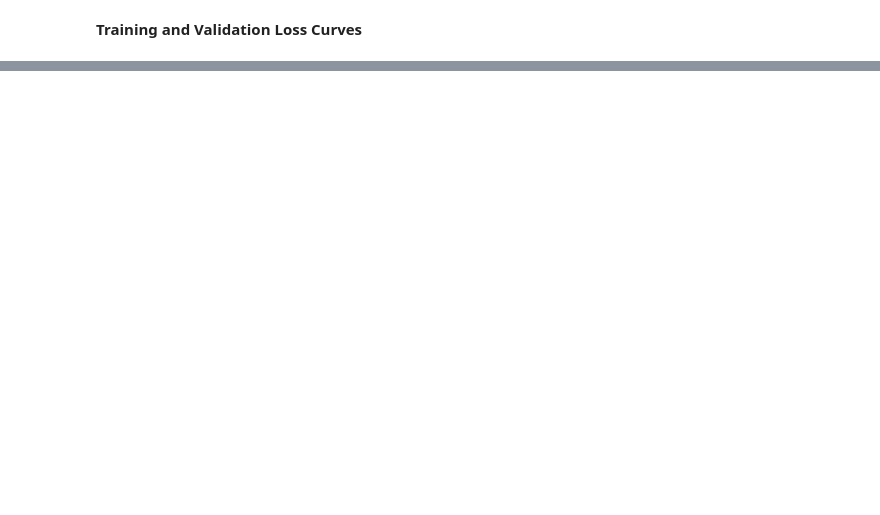
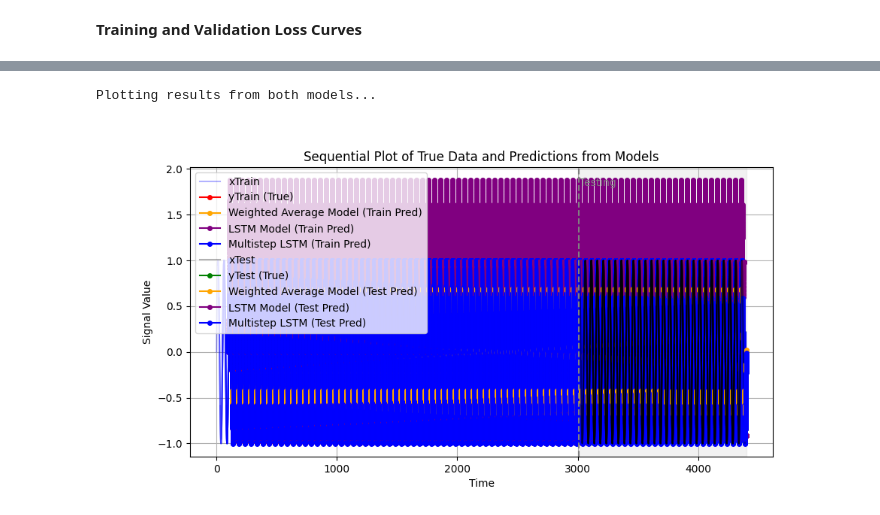
Before and after one commit to ArnavTapadia/emili_TimeSeriesPredictor, a Jupyter notebook: time_series_predictor/Models/Model_Comparison.ipynb, the cells around one changed output, grey strips where cells are left out. Cells and saved outputs as stored; diff of their text form; code cells hidden in the pictures; blank space fills up the shorter version.

Commit message:
tried very small stride and 0.01 Hz sine - interesting

```diff
--- a/time_series_predictor/Models/Model_Comparison.ipynb
+++ b/time_series_predictor/Models/Model_Comparison.ipynb
@@ -42,7 +42,7 @@ Increase the sine_frequency
 
 Alternatively, you can increase lookback
 '''
-sine_frequency = 0.04 #maximum frequency present is sine function
+sine_frequency = 0.02 #maximum frequency present is sine function
 
 #sampling parameters
 sampling_frequency = 10
@@ -52,7 +52,7 @@ assert sampling_frequency > 2*sine_frequency
 #ML trainign data parameters
 lookback = 1000
 forecast = 100
-stride = lookback + forecast #so no overlap
+stride = forecast #lookback + forecast #so no overlap
 
 nSamples = 40
 noise_lvl = 0
@@ -687,33 +719,36 @@ plt.show()
 # %%
 # Predict on training and test sets for both models
 model_train_preds_weighted = recursive_predict(model=weighted_average_model, input_data=xTr, nRecursive_predictions=forecast)
 model_test_preds_weighted = recursive_predict(model=weighted_average_model, input_data=xTe, nRecursive_predictions=forecast)
 
 model_train_preds_lstm = recursive_predict(model=lstm_model, input_data=xTr, nRecursive_predictions=forecast)
 model_test_preds_lstm = recursive_predict(model=lstm_model, input_data=xTe, nRecursive_predictions=forecast)
 
-model_train_preds_lstm_recursive = recursive_predict(model=lstm_model_recursive_train, input_data=xTr, nRecursive_predictions=1)
-model_test_preds_lstm_recursive = recursive_predict(model=lstm_model_recursive_train, input_data=xTe, nRecursive_predictions=1)
+# model_train_preds_lstm_recursive = recursive_predict(model=lstm_model_recursive_train, input_data=xTr, nRecursive_predictions=1)
+# model_test_preds_lstm_recursive = recursive_predict(model=lstm_model_recursive_train, input_data=xTe, nRecursive_predictions=1)
 
-model_train_preds_lstm_multistep = recursive_predict(model=lstm_multistep, input_data=xTr, nRecursive_predictions=3)
-model_test_preds_lstm_multistep = recursive_predict(model=lstm_multistep, input_data=xTe, nRecursive_predictions=3)
+model_train_preds_lstm_multistep = recursive_predict(model=lstm_multistep, input_data=xTr, nRecursive_predictions=1)
+model_test_preds_lstm_multistep = recursive_predict(model=lstm_multistep, input_data=xTe, nRecursive_predictions=1)
 
 # Create a dictionary with both training and test predictions for each model
 model_predictions = {
     "training": [
         ("Weighted Average Model", model_train_preds_weighted),
         ("LSTM Model", model_train_preds_lstm),
         ("Multistep LSTM", model_train_preds_lstm_multistep),
         # ("Recursive Train LSTM", model_train_preds_lstm_recursive)
     ],
     "testing": [
         ("Weighted Average Model", model_test_preds_weighted),
         ("LSTM Model", model_test_preds_lstm),
         ("Multistep LSTM", model_test_preds_lstm_multistep),
         # ("Recursive Train LSTM", model_test_preds_lstm_recursive)
     ]
 }
 
 # Plot predictions from both models
 print("Plotting results from both models...")
 plot_sequential_samples(univariate_data=univariate_data, x_train=xTr, y_train=yTr, x_test=xTe, y_test=yTe, model_preds_dict=model_predictions, delta_t=0.1)
+# %% [output]
+Plotting results from both models...
+[figure, added]
```
Also changed, not shown: parts of 6 cells of this notebook.
